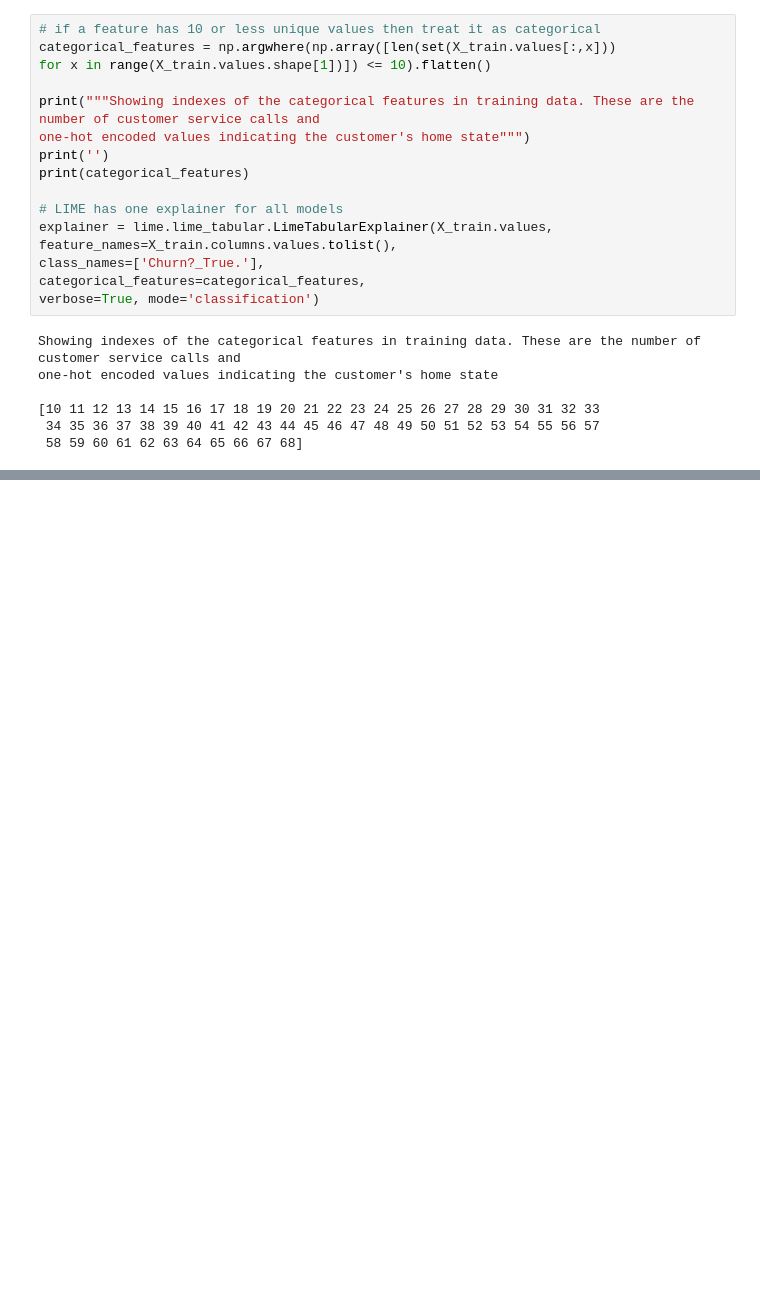
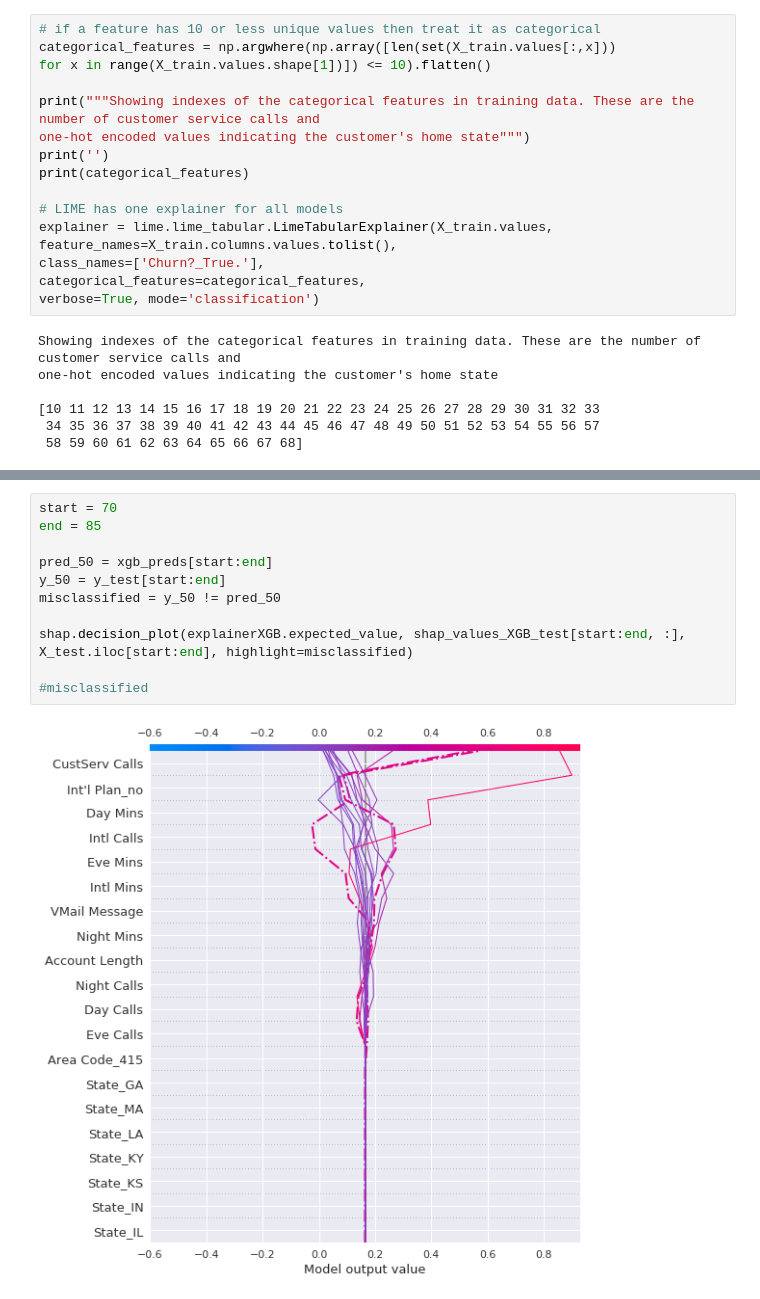
Before and after one commit to mattwinkler/myapplications, a Jupyter notebook: explainable-models/xgboost_customer_churn.ipynb, the cells around one changed output, grey strips where cells are left out. Drawn from its saved outputs; the diff is of its cells as text; blank space fills up the shorter version.

```diff
--- a/explainable-models/xgboost_customer_churn.ipynb
+++ b/explainable-models/xgboost_customer_churn.ipynb
@@ -609,3 +762,16 @@ shap.force_plot(explainerXGB.expected_value, shap_values_XGB_test[j], X_test.ilo
 shap.force_plot(explainerSKGBT.expected_value, shap_values_SKGBT_test[j], X_test.iloc[[j]])
 # %% [output]
 [interactive output not drawn]
+# %%
+start = 70
+end = 85
+
+pred_50 = xgb_preds[start:end]
+y_50 = y_test[start:end]
+misclassified = y_50 != pred_50
+
+shap.decision_plot(explainerXGB.expected_value, shap_values_XGB_test[start:end, :], X_test.iloc[start:end], highlight=misclassified)
+
+#misclassified
+# %% [output]
+[figure, added]
```
Also changed, not shown: parts of 19 cells of this notebook.
